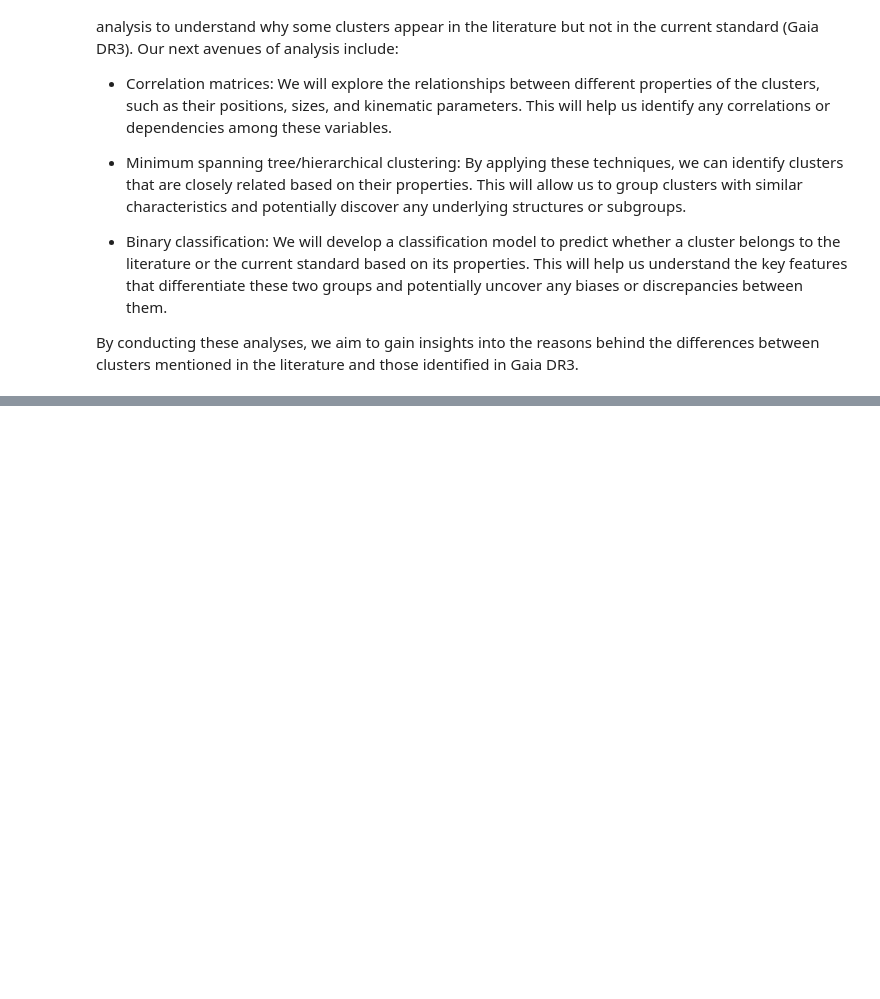
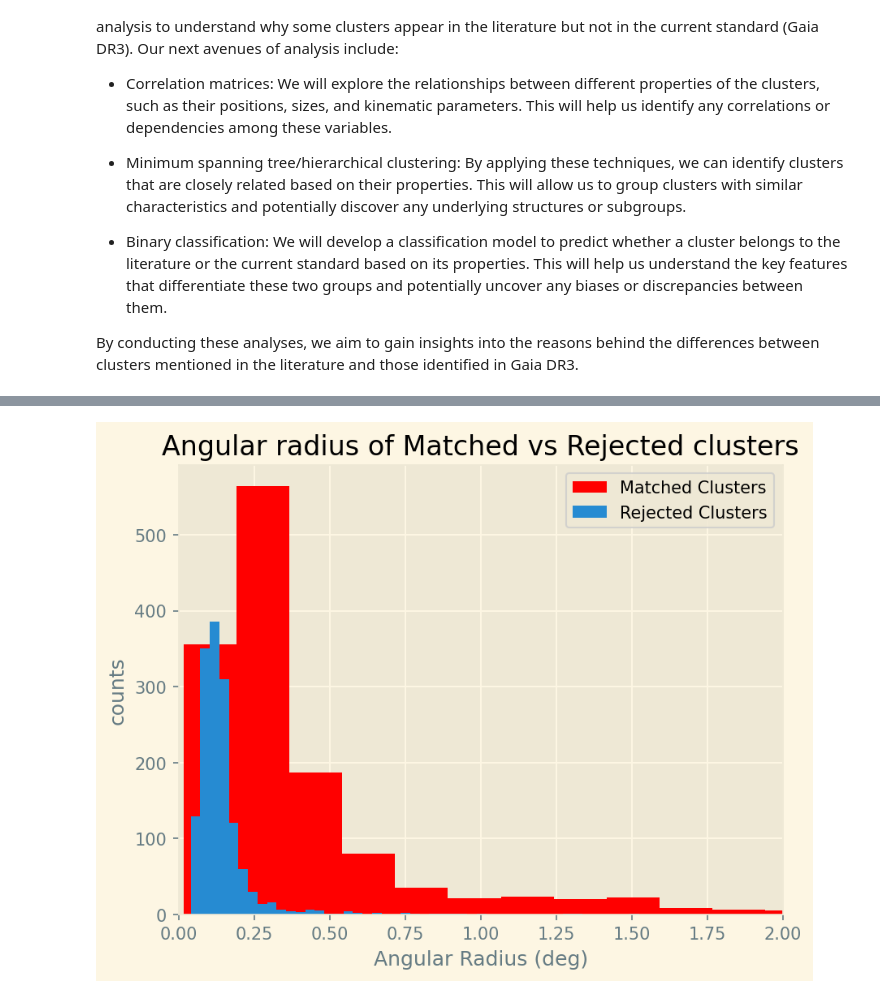
Before and after one commit to jpbatleidenuniv/BRP, a Jupyter notebook: Notebooks/MainNotebook.ipynb, the cells around one changed output, grey strips where cells are left out. Saved outputs shown, nothing was run; the diff lists cells and outputs as text; code cells hidden in the pictures; blank space fills up the shorter version.

```diff
--- a/Notebooks/MainNotebook.ipynb
+++ b/Notebooks/MainNotebook.ipynb
@@ -105,0 +150,11 @@ plt.show()
+# %%
+plt.hist(khar_matched['rt_h'], bins=100, color='r', label='Matched Clusters')
+plt.hist(khar_not_matched['r2'], bins=100, label='Rejected Clusters')
+plt.xlabel('Angular Radius (deg)')
+plt.xlim(0, 2)
+plt.ylabel('counts')
+plt.title('Angular radius of Matched vs Rejected clusters')
+plt.legend()
+plt.show()
+# %% [output]
+[figure, added]
```
Also changed, not shown: parts of 9 cells of this notebook.
